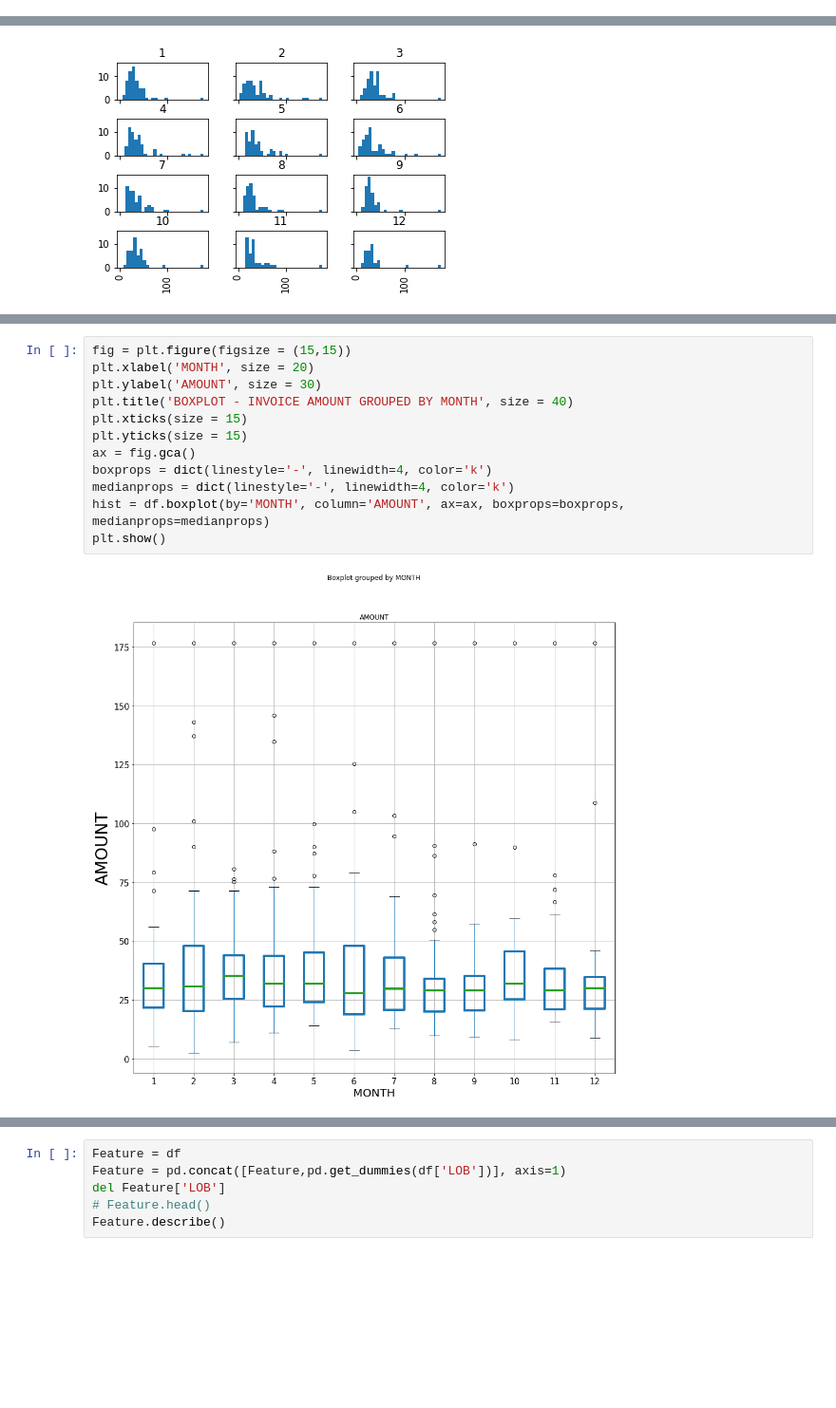
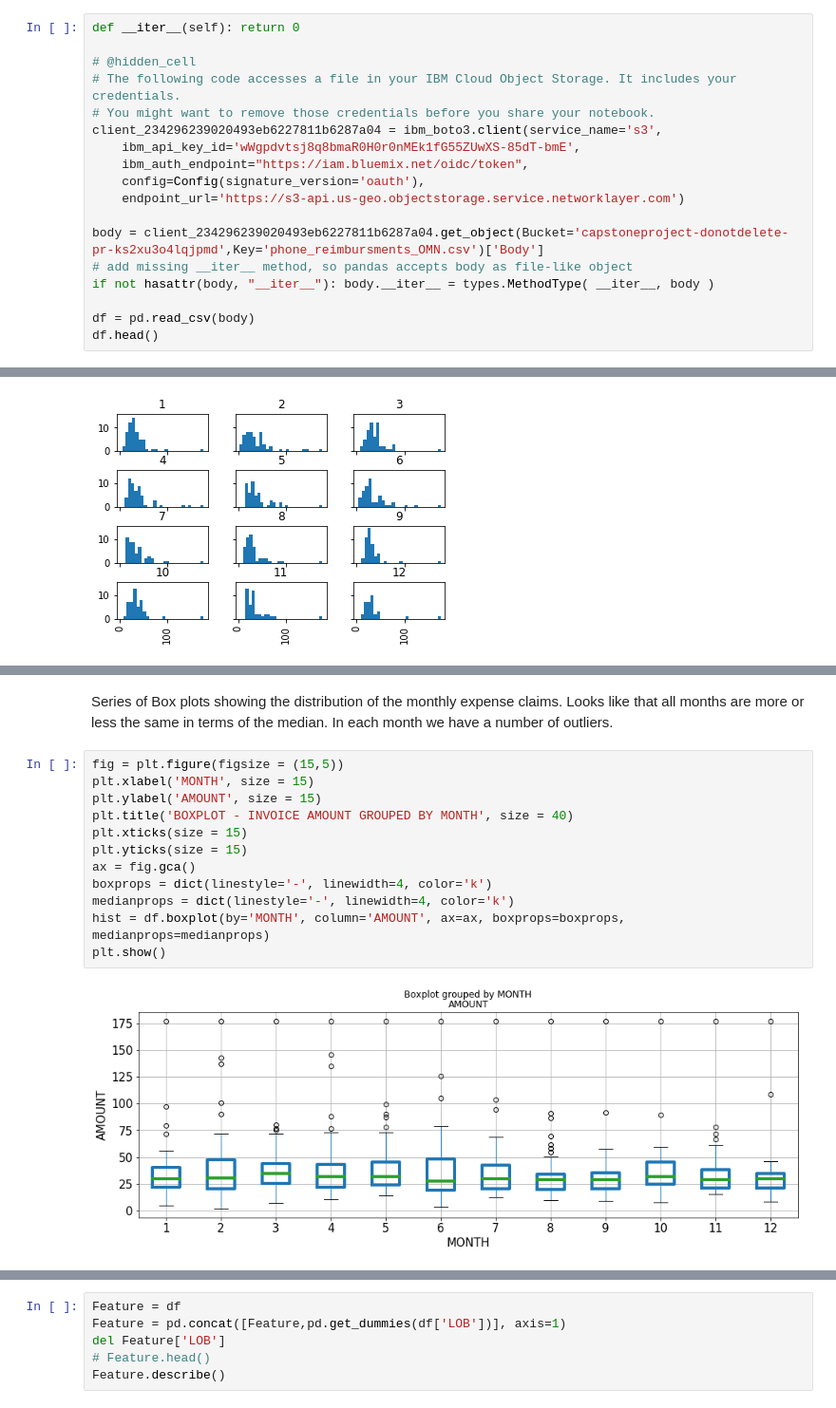
Before and after one commit to dihjital/Coursera_Capstone, a Jupyter notebook: Week 4 Assignment.ipynb, the cells around one changed output, grey strips where cells are left out. Shown at 95% size. Saved outputs shown, nothing was run; the diff lists cells and outputs as text; blank space fills up the shorter version.

```diff
--- a/Week 4 Assignment.ipynb
+++ b/Week 4 Assignment.ipynb
@@ -19,0 +11,18 @@ import numpy as np
+# %%
+def __iter__(self): return 0
+
+# @hidden_cell
+# The following code accesses a file in your IBM Cloud Object Storage. It includes your credentials.
+# You might want to remove those credentials before you share your notebook.
+client_234296239020493eb6227811b6287a04 = ibm_boto3.client(service_name='s3',
+    ibm_api_key_id='wWgpdvtsj8q8bmaR0H0r0nMEk1fG55ZUwXS-85dT-bmE',
+    ibm_auth_endpoint="https://iam.bluemix.net/oidc/token",
+    config=Config(signature_version='oauth'),
+    endpoint_url='https://s3-api.us-geo.objectstorage.service.networklayer.com')
+
+body = client_234296239020493eb6227811b6287a04.get_object(Bucket='capstoneproject-donotdelete-pr-ks2xu3o4lqjpmd',Key='phone_reimbursments_OMN.csv')['Body']
+# add missing __iter__ method, so pandas accepts body as file-like object
+if not hasattr(body, "__iter__"): body.__iter__ = types.MethodType( __iter__, body )
+
+df = pd.read_csv(body)
+df.head()
@@ -76,14 +155,16 @@ hist = df.hist(by='MONTH', column='AMOUNT', bins=25, sharey=True, sharex=True)
+# %% [markdown]
+Series of Box plots showing the distribution of the monthly expense claims. Looks like that all months are more or less the same in terms of the median. In each month we have a number of outliers.
 # %%
-fig = plt.figure(figsize = (15,15))
-plt.xlabel('MONTH', size = 20)
-plt.ylabel('AMOUNT', size = 30)
+fig = plt.figure(figsize = (15,5))
+plt.xlabel('MONTH', size = 15)
+plt.ylabel('AMOUNT', size = 15)
 plt.title('BOXPLOT - INVOICE AMOUNT GROUPED BY MONTH', size = 40)
 plt.xticks(size = 15)
 plt.yticks(size = 15)
 ax = fig.gca()
 boxprops = dict(linestyle='-', linewidth=4, color='k')
 medianprops = dict(linestyle='-', linewidth=4, color='k')
 hist = df.boxplot(by='MONTH', column='AMOUNT', ax=ax, boxprops=boxprops, medianprops=medianprops)
 plt.show()
 # %% [output]
-[figure, old version]
+[figure, new version]
```
Also changed, not shown: parts of 55 cells of this notebook.
